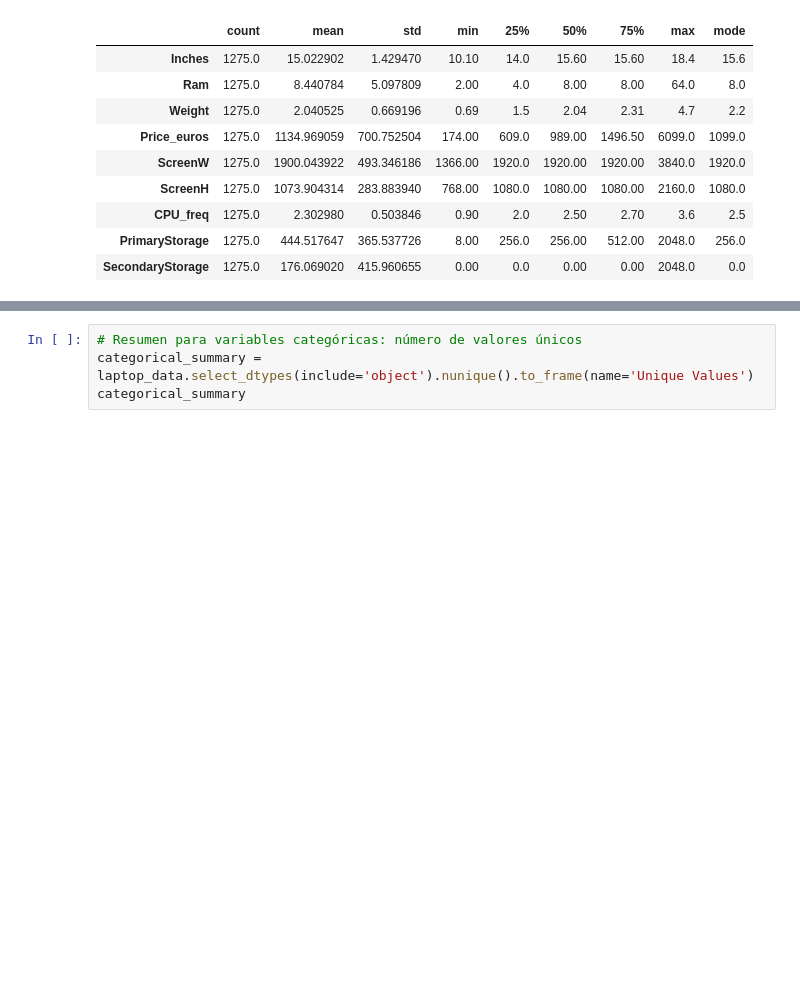
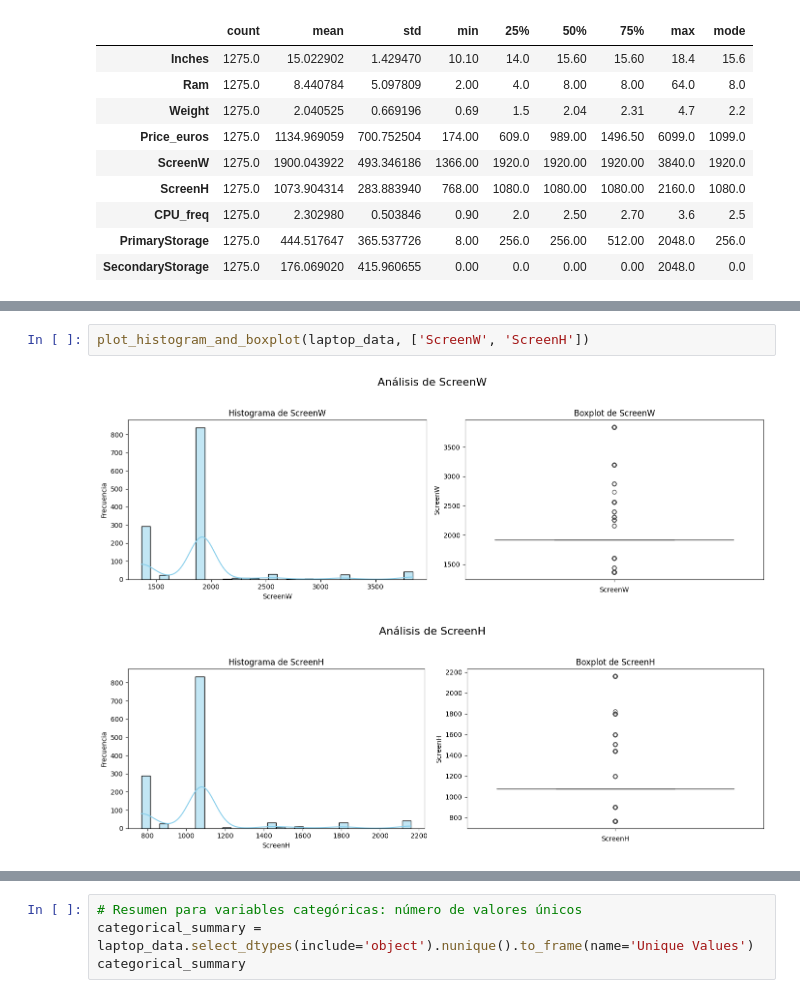
Before and after one commit to gaboCiber/A-statistical-analisis-of-Laptop-Prices, a Jupyter notebook: laptop_prices.ipynb, the cells around one changed output, grey strips where cells are left out. Saved outputs shown, nothing was run; the diff lists cells and outputs as text; blank space fills up the shorter version.

```diff
--- a/laptop_prices.ipynb
+++ b/laptop_prices.ipynb
@@ -122,0 +183,5 @@ plt.show()
+# %%
+plot_histogram_and_boxplot(laptop_data, ['ScreenW', 'ScreenH'])
+# %% [output]
+[figure, added]
+[figure, added]
```
Also changed, not shown: parts of 18 cells of this notebook.
